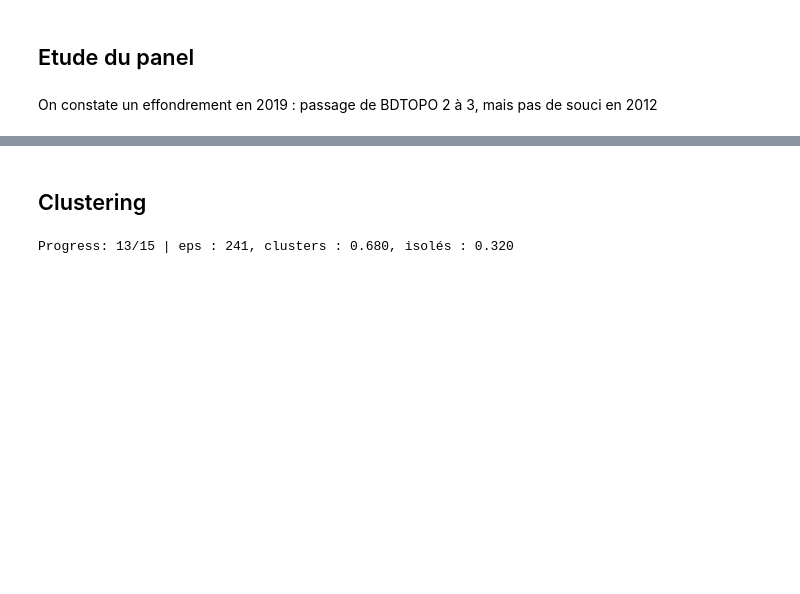
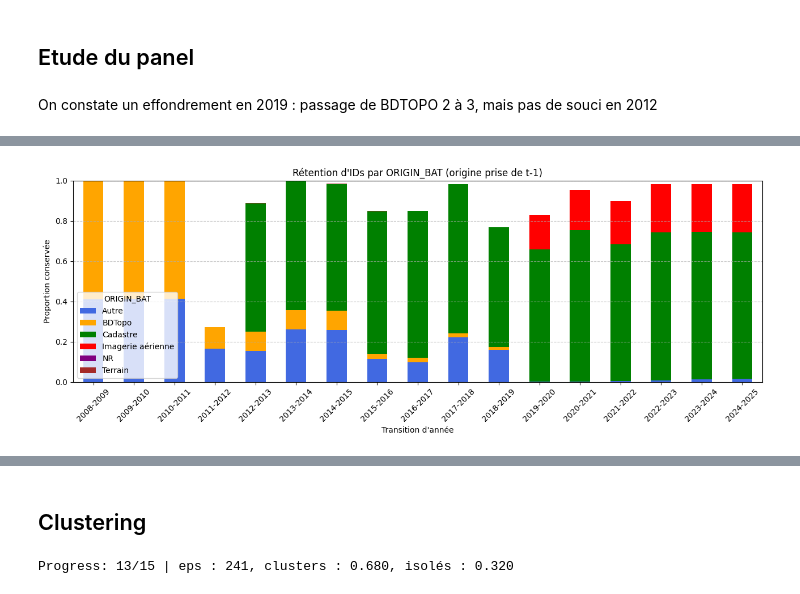
Before and after one commit to xdalp/projet3A, a Jupyter notebook: stat_desc.ipynb, the cells around one changed output, grey strips where cells are left out. Cells and saved outputs as stored; diff of their text form; code cells hidden in the pictures; blank space fills up the shorter version.

```diff
--- a/stat_desc.ipynb
+++ b/stat_desc.ipynb
@@ -128,3 +162,46 @@ plt.show()
+# %%
+# Liste des ORIGIN_BAT dans l'ordre souhaité
+origins_order = list(color_map.keys())
+
+# Liste des transitions
+transitions = list(calcul_retention(gdf).keys())
+
+# DataFrame pour stocker les parts par ORIGIN_BAT
+df_plot = pd.DataFrame(index=transitions, columns=origins_order).fillna(0)
+
+for i in range(len(transitions)):
+    annee_prev, annee_t = map(int, transitions[i].split('-'))
+
+    gdf_prev = gdf[gdf['Annee'] == annee_prev]
+    gdf_t = gdf[gdf['Annee'] == annee_t]
+
+    ids_t = set(gdf_t['ID'])
+    ids_prev = set(gdf_prev['ID'])
+
+    # IDs conservées
+    retained_ids = ids_t & ids_prev
+
+    if retained_ids:
+        for origin in origins_order:
+            ids_origin = set(gdf_prev[gdf_prev['ORIGIN_BAT'] == origin]['ID'])
+            count_origin = len(retained_ids & ids_origin)
+            df_plot.at[transitions[i], origin] = count_origin / len(ids_t)  # proportion sur t
+
+# --- Plot stacked bar avec couleurs fixes ---
+ax = df_plot[origins_order].plot(kind='bar', stacked=True, figsize=(13,5),
+                                 color=[color_map[origin] for origin in origins_order])
+
+plt.title("Rétention d'IDs par ORIGIN_BAT (origine prise de t-1)")
+plt.xlabel("Transition d'année")
+plt.ylabel("Proportion conservée")
+plt.ylim(0,1)
+plt.xticks(rotation=45)
+plt.grid(axis='y', linestyle='--', alpha=0.7)
+plt.legend(title="ORIGIN_BAT", loc='lower left')
+plt.tight_layout()
+plt.show()
+# %% [output]
+[figure, added]
 # %%
 import pandas as pd
 
```
Also changed, not shown: parts of 12 cells of this notebook.
